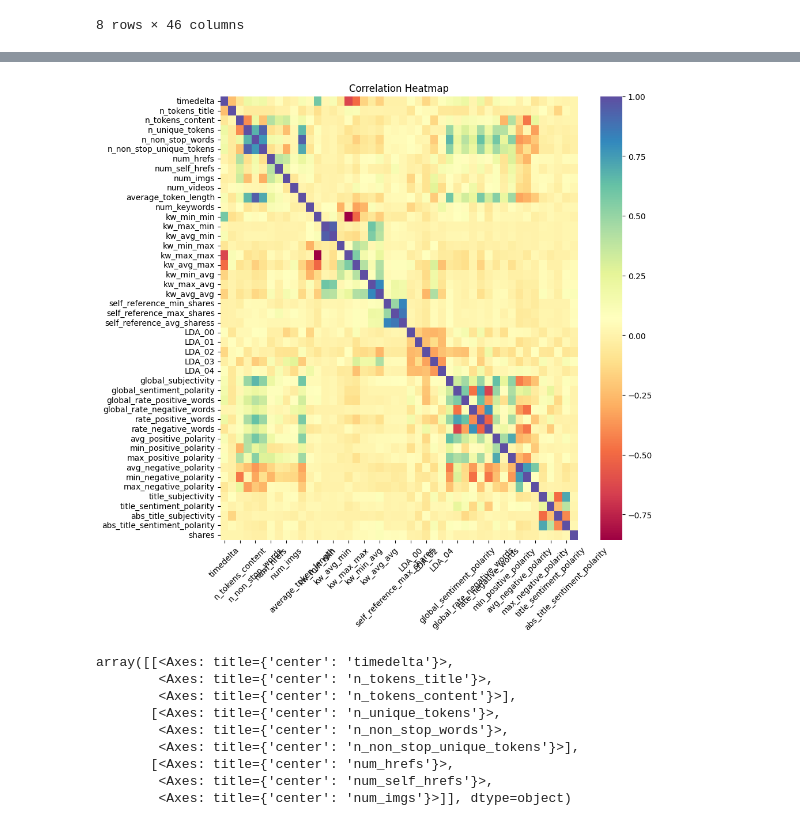
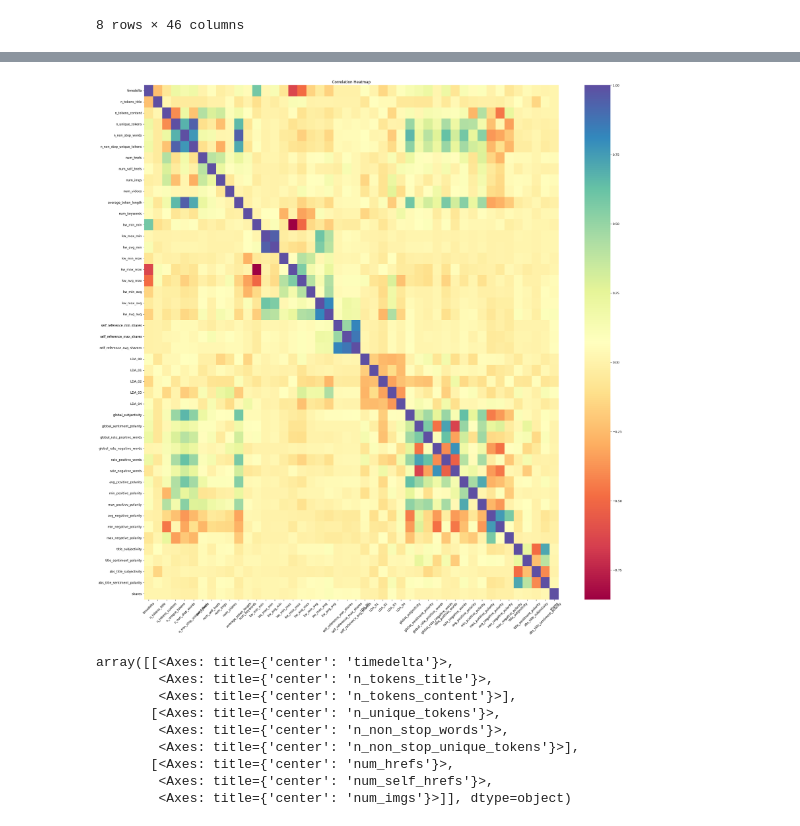
Before and after one commit to Mattizza/DSL-Online-News-Popularity, a Jupyter notebook: data/summer_project_dataset/DSL_news.ipynb, the cells around one changed output, grey strips where cells are left out. Saved outputs shown, nothing was run; the diff lists cells and outputs as text; code cells hidden in the pictures.

```diff
--- a/data/summer_project_dataset/DSL_news.ipynb
+++ b/data/summer_project_dataset/DSL_news.ipynb
@@ -222,22 +369,22 @@ data.select_dtypes(exclude='object')
 # %%
 # Quick and dirty to look for correlations.
 
 # Calculate the correlation matrix
 correlation_matrix = data.select_dtypes(exclude='object').corr()
 
 # Plot the correlation matrix as a heatmap
-plt.figure(figsize=(10, 10))  # Set the figure size
+plt.figure(figsize=(30, 30))  # Set the figure size
 sns.heatmap(correlation_matrix, cmap='Spectral')
 
 # Customize the plot
 plt.title('Correlation Heatmap')  # Add a title
 plt.xticks(rotation=45)  # Rotate x-axis labels for better readability
 plt.yticks(rotation=0)   # Rotate y-axis labels for better readability
 
 # Display the heatmap
 plt.show()
 # %% [output]
-[figure, old version]
+[figure, new version]
 # %%
 data.iloc[:, 0: 10].hist(bins = 20)
 
```
Also changed, not shown: parts of 17 cells of this notebook, 3 other files.
